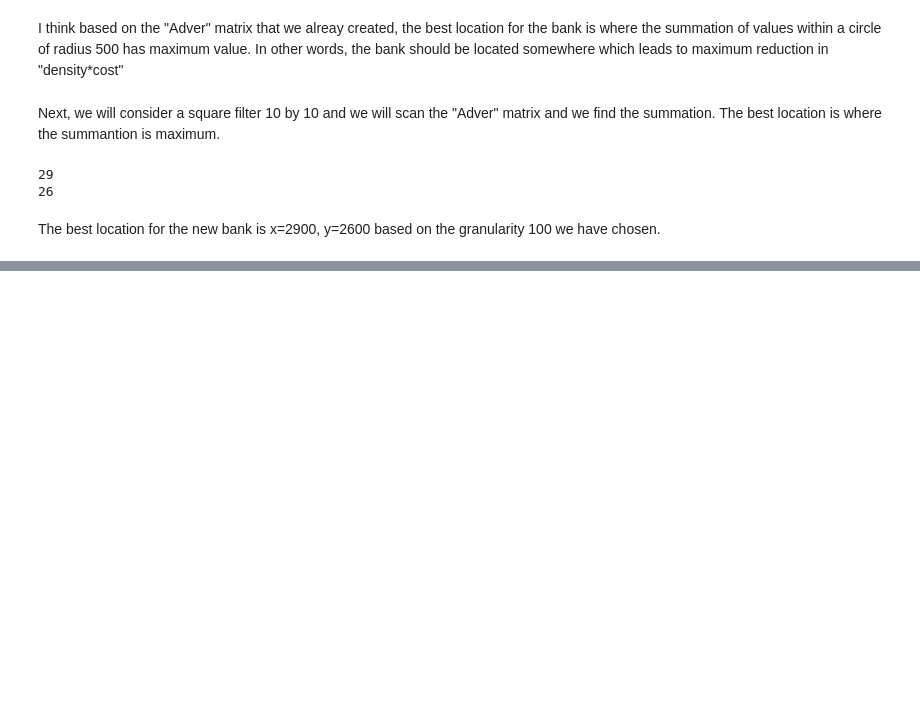
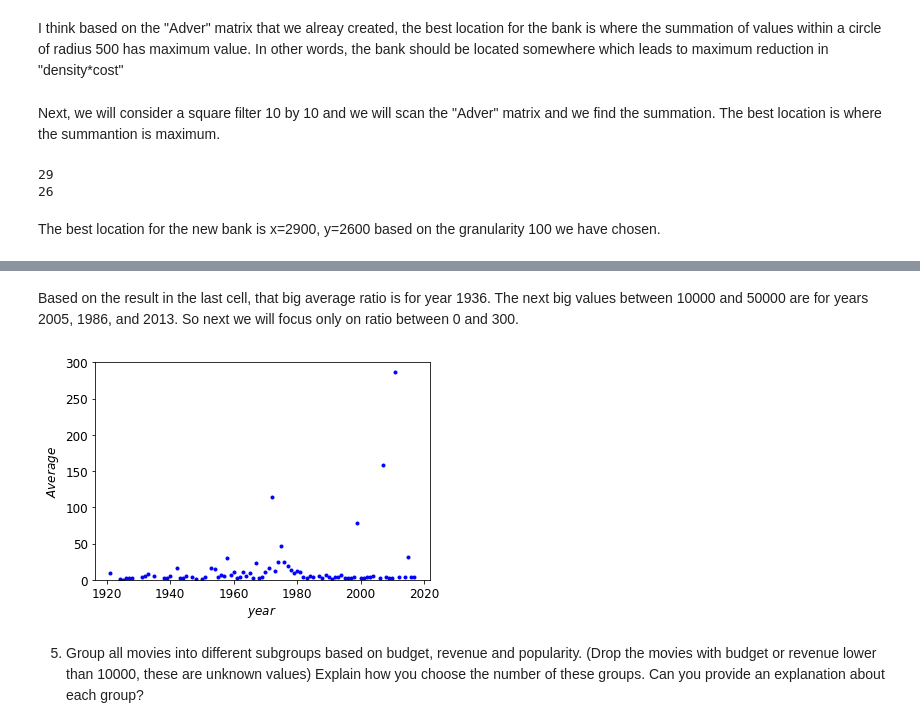
Before and after one commit to mmohseni1/MiniProject, a Jupyter notebook: Mohseni.ipynb, the cells around one changed output, grey strips where cells are left out. Saved outputs shown, nothing was run; the diff lists cells and outputs as text; code cells hidden in the pictures; blank space fills up the shorter version.

```diff
--- a/Mohseni.ipynb
+++ b/Mohseni.ipynb
@@ -255,0 +613,13 @@ The best location for the new bank is x=2900, y=2600 based on the granularity 10
+# %% [markdown]
+Based on the result in the last cell, that big average ratio is for year 1936. The next big values between 10000 and 50000 are for years 2005, 1986, and 2013. So next we will focus only on ratio between 0 and 300.
+# %%
+plt.plot(df4.index, df4['income'], "b.")
+plt.xlabel("$year$", fontsize=12)
+plt.ylabel("$Average$", rotation=90, fontsize=12)
+plt.ylim(0, 300)
+plt.show()
+# %% [output]
+[figure, added]
+# %% [markdown]
+5)	Group all movies into different subgroups based on budget, revenue and popularity. (Drop the movies with budget or revenue lower than 10000, these are unknown values)
+Explain how you choose the number of these groups. Can you provide an explanation about each group?
```
Also changed, not shown: parts of 57 cells of this notebook.
